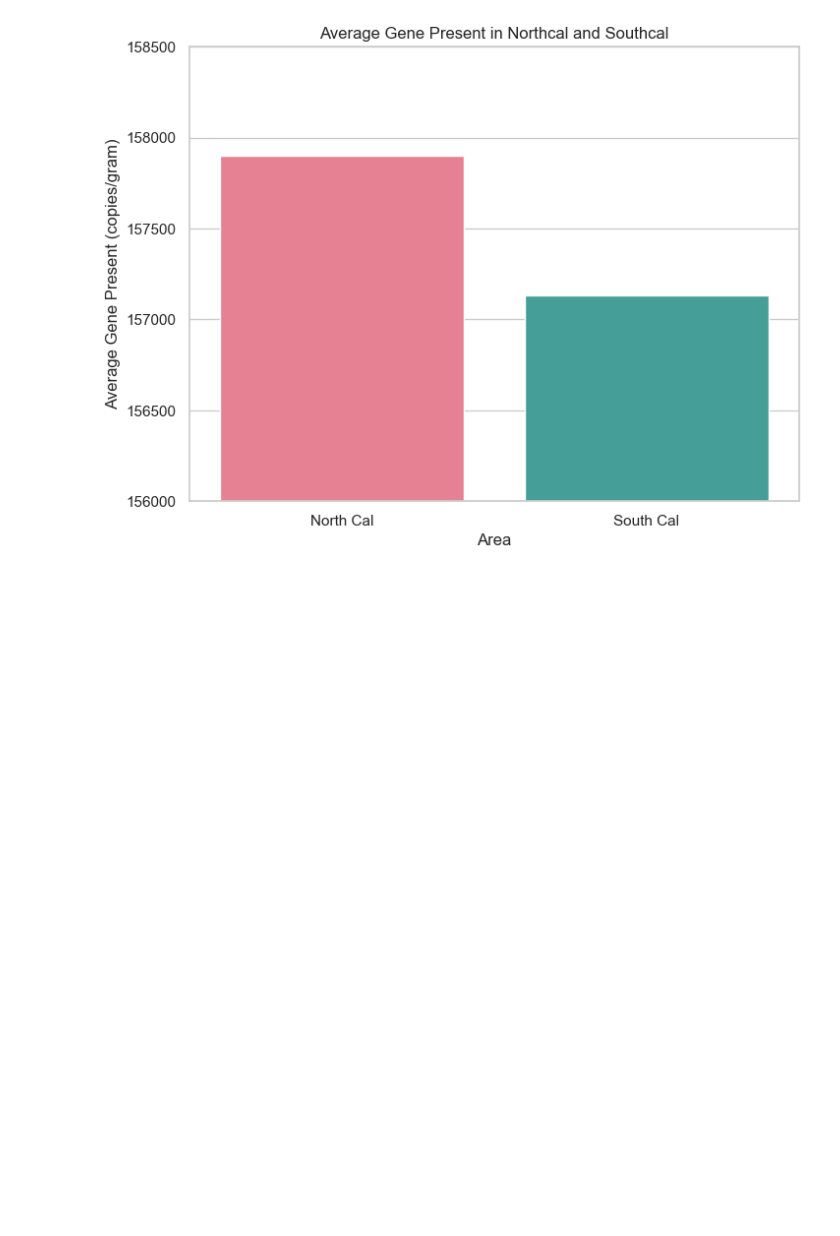
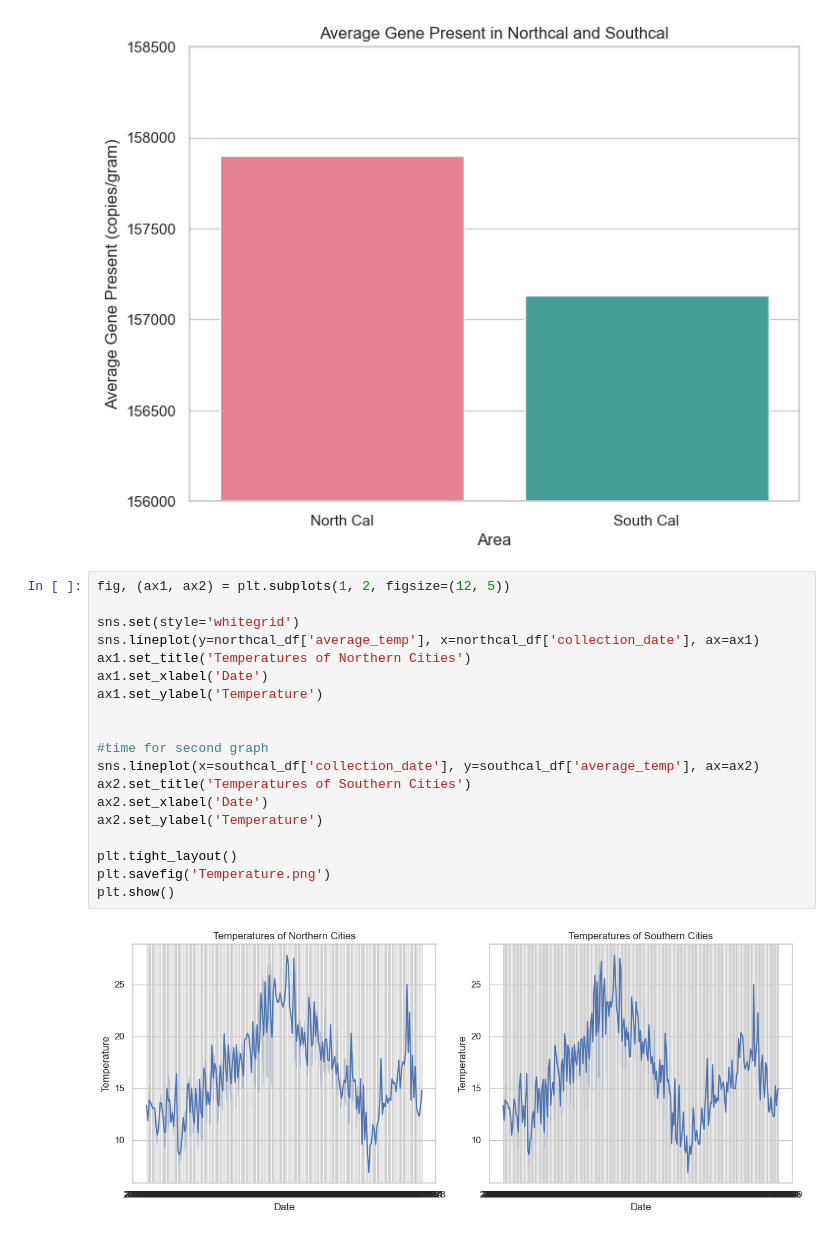
Before and after one commit to gwenlukman/Project-3, a Jupyter notebook: CleaningData/visualizations.ipynb, the cells around one changed output. Drawn from its saved outputs; the diff is of its cells as text; blank space fills up the shorter version.

```diff
--- a/CleaningData/visualizations.ipynb
+++ b/CleaningData/visualizations.ipynb
@@ -55,3 +55,24 @@ plt.savefig('../Image/average.png')
 plt.show()
 # %% [output]
 [figure]
+# %%
+fig, (ax1, ax2) = plt.subplots(1, 2, figsize=(12, 5))
+
+sns.set(style='whitegrid')
+sns.lineplot(y=northcal_df['average_temp'], x=northcal_df['collection_date'], ax=ax1)
+ax1.set_title('Temperatures of Northern Cities')
+ax1.set_xlabel('Date')
+ax1.set_ylabel('Temperature')
+
+
+#time for second graph
+sns.lineplot(x=southcal_df['collection_date'], y=southcal_df['average_temp'], ax=ax2)
+ax2.set_title('Temperatures of Southern Cities')
+ax2.set_xlabel('Date')
+ax2.set_ylabel('Temperature')
+
+plt.tight_layout()
+plt.savefig('Temperature.png')
+plt.show()
+# %% [output]
+[figure, added]
```
Also changed, not shown: parts of 1 cell of this notebook, 2 other files.
